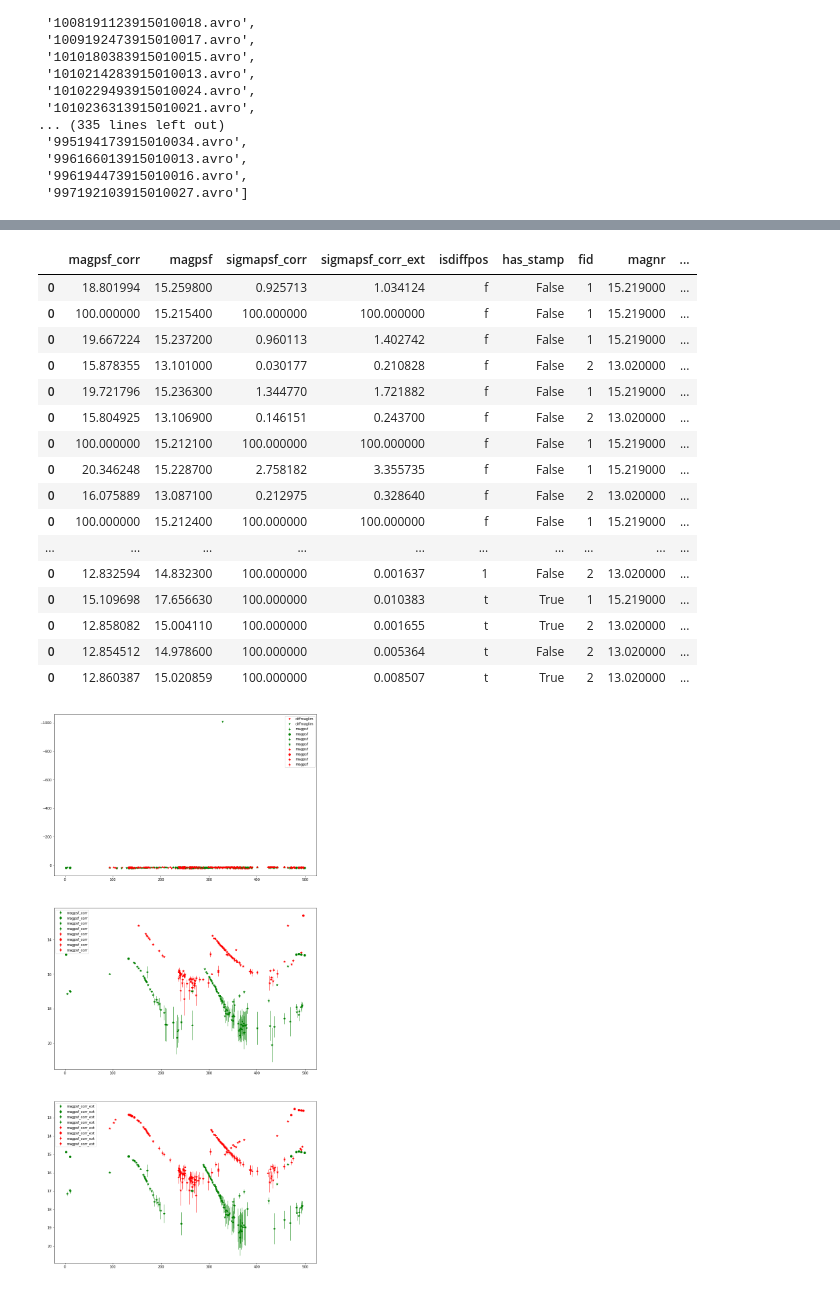
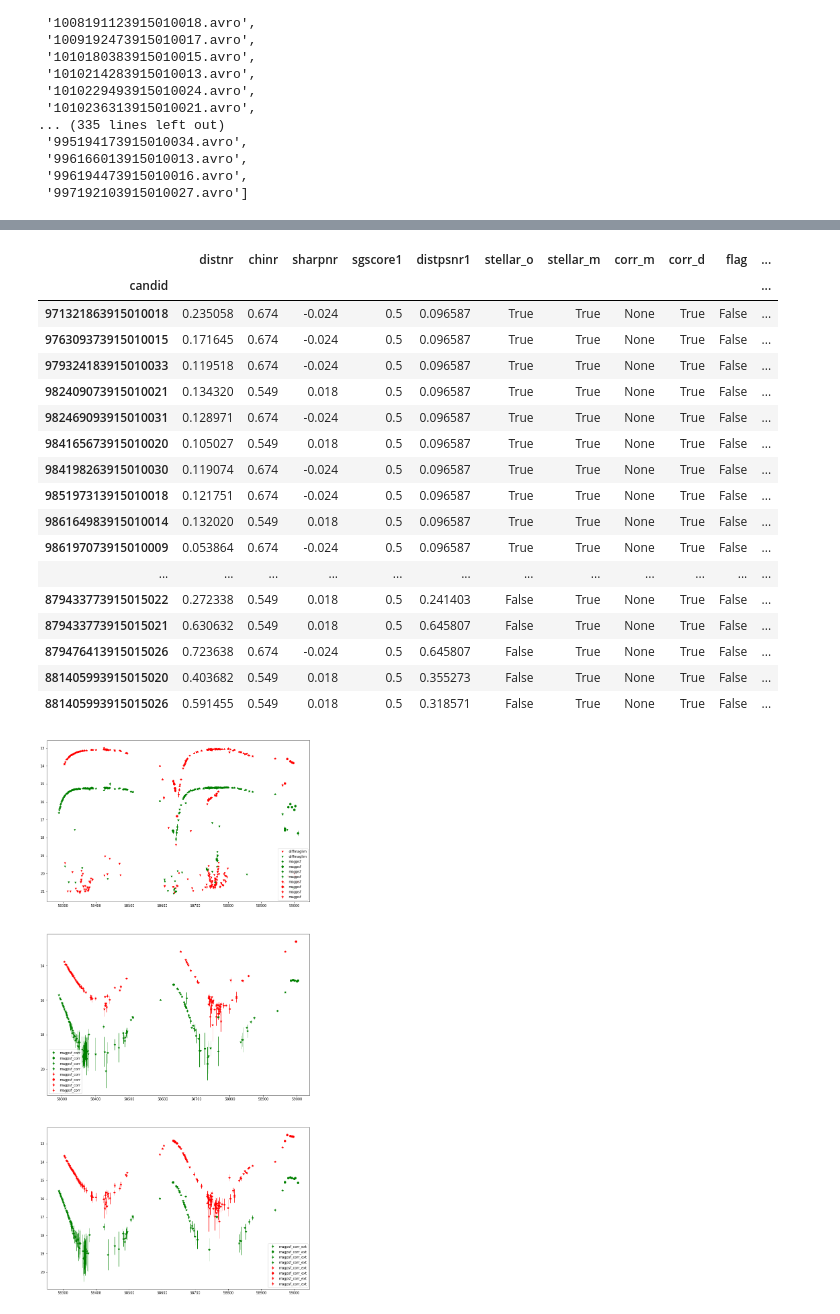
Before and after one commit to alercebroker/lc_correction, a Jupyter notebook: notebooks/Test object.ipynb, the cells around one changed output, grey strips where cells are left out. Saved outputs shown, nothing was run; the diff lists cells and outputs as text; code cells hidden in the pictures.

Commit message:
Added stellar

```diff
--- a/notebooks/Test object.ipynb
+++ b/notebooks/Test object.ipynb
@@ -21,7 +24,7 @@ period = {}
 #oid = 'ZTF18aaiscil'; period[oid] = None # weird
 oid = 'ZTF18abdgukn'; period[oid] = None # AGN
 #oid = 'ZTF18aazxcwf'; period[oid] = 0.614515 # RRL
-oid = 'ZTF17aaaedmd'; period[oid] = 500 # LPV
+oid = 'ZTF17aaaedmd'; period[oid] = None#410 # LPV
 #oid = "ZTF19abaejrh"; period[oid] = None
 avrodir = "../data_examples/avros/%s" % oid
 # get candid
@@ -117,7 +120,7 @@ def add_detection(oid, candid, stellar_object, candidate):
     # Update database here!
 
     # selected fields for dataframe
-    fields = ["fid", "has_stamp", "magpsf", "sigmapsf", "isdiffpos", "rfid", "magnr", "distnr", "chinr", "sharpnr", "sgscore1", "distpsnr1", "mjd", "ra", "dec", "field", "rcid"]
+    fields = ["fid", "parent_candid", "magpsf", "sigmapsf", "isdiffpos", "rfid", "magnr", "distnr", "chinr", "sharpnr", "sgscore1", "distpsnr1", "mjd", "ra", "dec", "field", "rcid"]
     df = pd.DataFrame(data = [[oid, candid] + [magpsf_corr, sigmapsf_corr, sigmapsf_corr_ext] + [candidate[field] for field in fields]  + [stellar_object, stellar_magstats] + [corr_detection, corr_magstats, flag]],
                             columns=[["oid", "candid"] + ["magpsf_corr", "sigmapsf_corr", "sigmapsf_corr_ext"] + fields][0]  + ["stellar_o", "stellar_m"] + ["corr_d", "corr_m", "flag"])
 
@@ -179,8 +182,10 @@ for idx, avro in enumerate(avros): # = '../data_examples/avros/11841597400150150
     is_first_detection["object"] = False
     is_first_detection[fid] = False
 
+df_det.set_index("candid", inplace=True)
 pd.options.display.max_rows = 999
-display(df_det[["magpsf_corr", "magpsf", "sigmapsf_corr", "sigmapsf_corr_ext", "isdiffpos", "has_stamp", "fid", "magnr", "distnr", "chinr", "sharpnr", "sgscore1", "distpsnr1", "stellar_o", "stellar_m", "corr_m", "corr_d", "flag"]])
+display(df_det[["distnr", "chinr", "sharpnr", "sgscore1", "distpsnr1", "stellar_o", "stellar_m", "corr_m", "corr_d", "flag", "magpsf_corr", "magpsf", "sigmapsf_corr", "sigmapsf_corr_ext", "isdiffpos", "parent_candid", "fid", "magnr"]])
+
 
 # plot
 fig, ax = plt.subplots(nrows = 3, sharey = False, figsize=(14, 30))
@@ -189,7 +194,7 @@ colors = {1: 'g', 2: 'r'}
 # plot non detections
 for fid in df_nondet.fid.unique():
     color = colors[fid]
-    mask = (df_nondet.fid == fid)
+    mask = (df_nondet.fid == fid) & (df_nondet.diffmaglim > 10)
     color = colors[fid]
 
     if period[oid] is None:
@@ -198,51 +203,52 @@ for fid in df_nondet.fid.unique():
     else:
         for idx in range(1):
             ax[idx].scatter(np.mod(df_nondet.loc[mask].mjd, period[oid]), df_nondet.loc[mask].diffmaglim, c=color, marker='v', label="diffmaglim", lw=0)
 
 # plot detections
 for fid in df_det.fid.unique():
     for pos in df_det.isdiffpos.unique():
         #if fid == 2:
         #    continue
         mask_diff = (df_det.fid == fid) & (df_det.isdiffpos == pos) & (df_det.sigmapsf < 1)
         mask_corr = (df_det.fid == fid) & (df_det.isdiffpos == pos) & (df_det.sigmapsf_corr < 1)
         mask_corr_ext = (df_det.fid == fid) & (df_det.isdiffpos == pos) & (df_det.sigmapsf_corr_ext < 1)
 
         color = colors[fid]
         marker = 'o' if pos == 't' else '*'
 
         if period[oid] is None:
             ax[0].errorbar(df_det.loc[mask_diff].mjd, df_det.loc[mask_diff].magpsf, yerr=df_det.loc[mask_diff].sigmapsf, c=color, marker=marker, lw=0, elinewidth=1, alpha=1, label="magpsf")
             ax[1].errorbar(df_det.loc[mask_corr].mjd, df_det.loc[mask_corr].magpsf_corr, yerr=df_det.loc[mask_corr].sigmapsf_corr, c=color, marker=marker, lw=0, elinewidth=1, alpha=1, label="magpsf_corr")
             ax[2].errorbar(df_det.loc[mask_corr_ext].mjd, df_det.loc[mask_corr_ext].magpsf_corr, yerr=df_det.loc[mask_corr_ext].sigmapsf_corr_ext, c=color, marker=marker, lw=0, elinewidth=1, alpha=1, label="magpsf_corr_ext")
         else:
             ax[0].errorbar(np.mod(df_det.loc[mask_diff].mjd, period[oid]), df_det.loc[mask_diff].magpsf, yerr=df_det.loc[mask_diff].sigmapsf, c=color, marker=marker, lw=0, elinewidth=1, alpha=1, label="magpsf")
             ax[1].errorbar(np.mod(df_det.loc[mask_corr].mjd, period[oid]), df_det.loc[mask_corr].magpsf_corr, yerr=df_det.loc[mask_corr].sigmapsf_corr, c=color, marker=marker, lw=0, elinewidth=1, alpha=1, label="magpsf_corr")
             ax[2].errorbar(np.mod(df_det.loc[mask_corr_ext].mjd, period[oid]), df_det.loc[mask_corr_ext].magpsf_corr, yerr=df_det.loc[mask_corr_ext].sigmapsf_corr_ext, c=color, marker=marker, lw=0, elinewidth=1, alpha=1, label="magpsf_corr_ext")
 
 for i in range(3):
     ax[i].set_ylim(ax[i].get_ylim()[::-1])
     ax[i].legend()
 # %% [output]
 [interactive output not drawn]
-|  | magpsf_corr | magpsf | sigmapsf_corr | sigmapsf_corr_ext | isdiffpos | has_stamp | fid | magnr | ... |
-| 0 | 18.801994 | 15.259800 | 0.925713 | 1.034124 | f | False | 1 | 15.219000 | ... |
-| 0 | 100.000000 | 15.215400 | 100.000000 | 100.000000 | f | False | 1 | 15.219000 | ... |
-| 0 | 19.667224 | 15.237200 | 0.960113 | 1.402742 | f | False | 1 | 15.219000 | ... |
-| 0 | 15.878355 | 13.101000 | 0.030177 | 0.210828 | f | False | 2 | 13.020000 | ... |
-| 0 | 19.721796 | 15.236300 | 1.344770 | 1.721882 | f | False | 1 | 15.219000 | ... |
-| 0 | 15.804925 | 13.106900 | 0.146151 | 0.243700 | f | False | 2 | 13.020000 | ... |
-| 0 | 100.000000 | 15.212100 | 100.000000 | 100.000000 | f | False | 1 | 15.219000 | ... |
-| 0 | 20.346248 | 15.228700 | 2.758182 | 3.355735 | f | False | 1 | 15.219000 | ... |
-| 0 | 16.075889 | 13.087100 | 0.212975 | 0.328640 | f | False | 2 | 13.020000 | ... |
-| 0 | 100.000000 | 15.212400 | 100.000000 | 100.000000 | f | False | 1 | 15.219000 | ... |
-| ... | ... | ... | ... | ... | ... | ... | ... | ... | ... |
-| 0 | 12.832594 | 14.832300 | 100.000000 | 0.001637 | 1 | False | 2 | 13.020000 | ... |
-| 0 | 15.109698 | 17.656630 | 100.000000 | 0.010383 | t | True | 1 | 15.219000 | ... |
-| 0 | 12.858082 | 15.004110 | 100.000000 | 0.001655 | t | True | 2 | 13.020000 | ... |
-| 0 | 12.854512 | 14.978600 | 100.000000 | 0.005364 | t | False | 2 | 13.020000 | ... |
-| 0 | 12.860387 | 15.020859 | 100.000000 | 0.008507 | t | True | 2 | 13.020000 | ... |
+|  | distnr | chinr | sharpnr | sgscore1 | distpsnr1 | stellar_o | stellar_m | corr_m | corr_d | flag | ... |
+| candid |  |  |  |  |  |  |  |  |  |  | ... |
+| 971321863915010018 | 0.235058 | 0.674 | -0.024 | 0.5 | 0.096587 | True | True | None | True | False | ... |
+| 976309373915010015 | 0.171645 | 0.674 | -0.024 | 0.5 | 0.096587 | True | True | None | True | False | ... |
+| 979324183915010033 | 0.119518 | 0.674 | -0.024 | 0.5 | 0.096587 | True | True | None | True | False | ... |
+| 982409073915010021 | 0.134320 | 0.549 | 0.018 | 0.5 | 0.096587 | True | True | None | True | False | ... |
+| 982469093915010031 | 0.128971 | 0.674 | -0.024 | 0.5 | 0.096587 | True | True | None | True | False | ... |
+| 984165673915010020 | 0.105027 | 0.549 | 0.018 | 0.5 | 0.096587 | True | True | None | True | False | ... |
+| 984198263915010030 | 0.119074 | 0.674 | -0.024 | 0.5 | 0.096587 | True | True | None | True | False | ... |
+| 985197313915010018 | 0.121751 | 0.674 | -0.024 | 0.5 | 0.096587 | True | True | None | True | False | ... |
+| 986164983915010014 | 0.132020 | 0.549 | 0.018 | 0.5 | 0.096587 | True | True | None | True | False | ... |
+| 986197073915010009 | 0.053864 | 0.674 | -0.024 | 0.5 | 0.096587 | True | True | None | True | False | ... |
+| ... | ... | ... | ... | ... | ... | ... | ... | ... | ... | ... | ... |
+| 879433773915015022 | 0.272338 | 0.549 | 0.018 | 0.5 | 0.241403 | False | True | None | True | False | ... |
+| 879433773915015021 | 0.630632 | 0.549 | 0.018 | 0.5 | 0.645807 | False | True | None | True | False | ... |
+| 879476413915015026 | 0.723638 | 0.674 | -0.024 | 0.5 | 0.645807 | False | True | None | True | False | ... |
+| 881405993915015020 | 0.403682 | 0.549 | 0.018 | 0.5 | 0.355273 | False | True | None | True | False | ... |
+| 881405993915015026 | 0.591455 | 0.549 | 0.018 | 0.5 | 0.318571 | False | True | None | True | False | ... |
-[figure, old version]
+[figure, new version]
 # %%
 %%timeit
 for i in range(100000):
```
Also changed, not shown: parts of 3 cells of this notebook, 1 other file.
